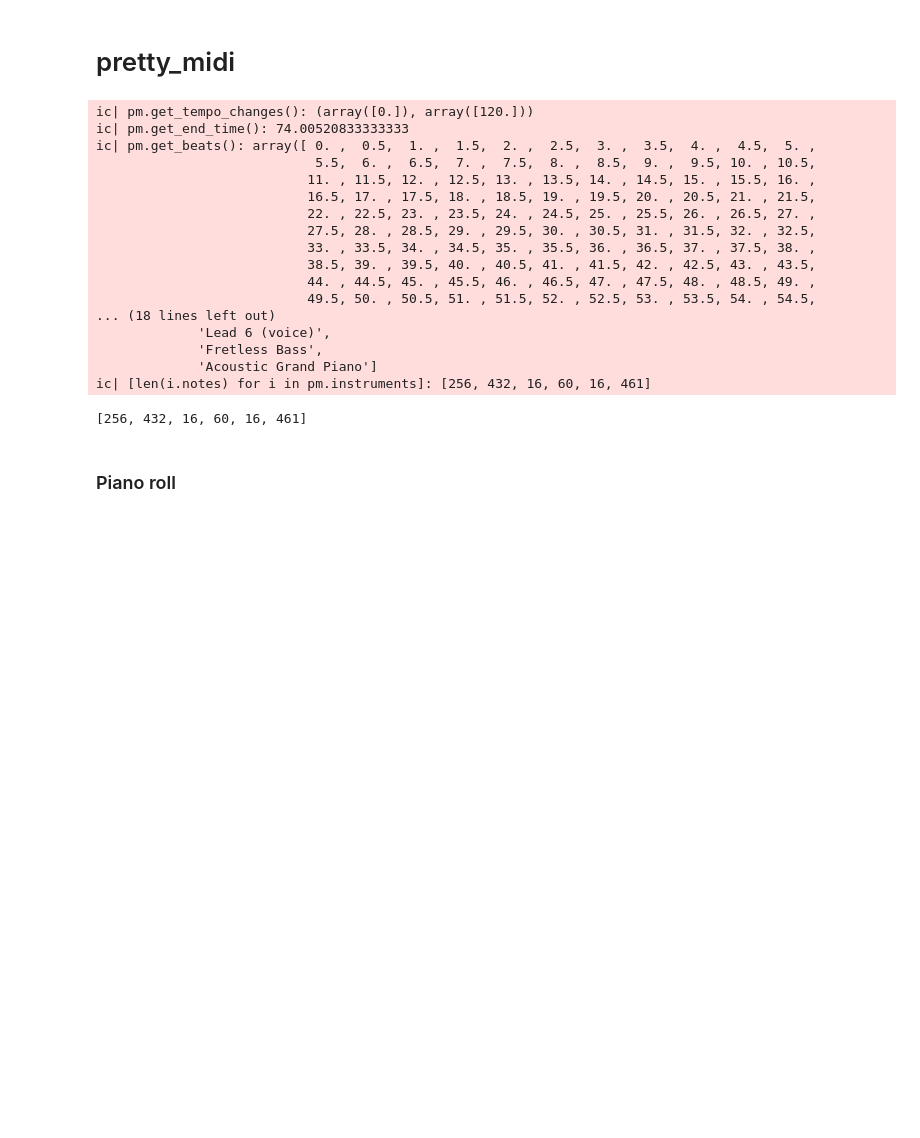
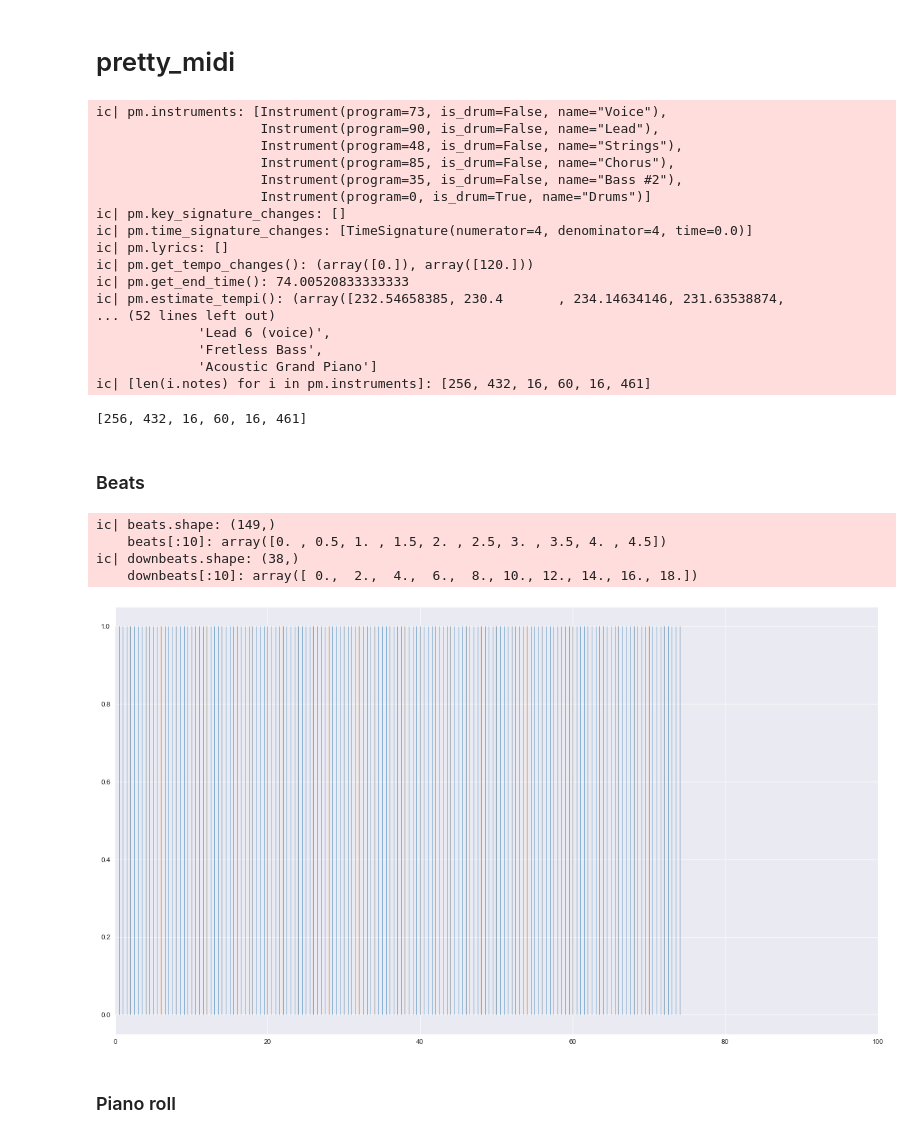
Before and after one commit to StefanHeng/Symbolic-Music-Generation, a Jupyter notebook: explore_package/explore_midi_processing.ipynb, the cells around one changed output. Saved outputs shown, nothing was run; the diff lists cells and outputs as text; code cells hidden in the pictures; blank space fills up the shorter version.

Commit message:
Update: midi processing, get tempo; New: extract melody

```diff
--- a/explore_package/explore_midi_processing.ipynb
+++ b/explore_package/explore_midi_processing.ipynb
@@ -99,34 +204,65 @@ ic| s: <music21.stream.Score 0x170f947f0>
 # pretty_midi
 # %%
 pm = pretty_midi.PrettyMIDI(mid_eg)
+ic(pm.instruments)
+ic(pm.key_signature_changes)
+ic(pm.time_signature_changes)
+ic(pm.lyrics)
+
+
 ic(pm.get_tempo_changes())
 ic(pm.get_end_time())
+ic(pm.estimate_tempi())
+ic(pm.estimate_tempo())
 ic(pm.get_beats())
 ic(pm.get_downbeats())
 ic(pm.get_onsets())
-ic(pm.instruments)
+ic(pm.estimate_beat_start())
+
 instrs = [pretty_midi.program_to_instrument_name(i.program) for i in pm.instruments]
 ic(instrs)
 
 ic([len(i.notes) for i in pm.instruments])
 # %% [output]
+ic| pm.instruments: [Instrument(program=73, is_drum=False, name="Voice"),
+                     Instrument(program=90, is_drum=False, name="Lead"),
+                     Instrument(program=48, is_drum=False, name="Strings"),
+                     Instrument(program=85, is_drum=False, name="Chorus"),
+                     Instrument(program=35, is_drum=False, name="Bass #2"),
+                     Instrument(program=0, is_drum=True, name="Drums")]
+ic| pm.key_signature_changes: []
+ic| pm.time_signature_changes: [TimeSignature(numerator=4, denominator=4, time=0.0)]
+ic| pm.lyrics: []
 ic| pm.get_tempo_changes(): (array([0.]), array([120.]))
 ic| pm.get_end_time(): 74.00520833333333
-ic| pm.get_beats(): array([ 0. ,  0.5,  1. ,  1.5,  2. ,  2.5,  3. ,  3.5,  4. ,  4.5,  5. ,
-                            5.5,  6. ,  6.5,  7. ,  7.5,  8. ,  8.5,  9. ,  9.5, 10. , 10.5,
-                           11. , 11.5, 12. , 12.5, 13. , 13.5, 14. , 14.5, 15. , 15.5, 16. ,
-                           16.5, 17. , 17.5, 18. , 18.5, 19. , 19.5, 20. , 20.5, 21. , 21.5,
-                           22. , 22.5, 23. , 23.5, 24. , 24.5, 25. , 25.5, 26. , 26.5, 27. ,
-                           27.5, 28. , 28.5, 29. , 29.5, 30. , 30.5, 31. , 31.5, 32. , 32.5,
-                           33. , 33.5, 34. , 34.5, 35. , 35.5, 36. , 36.5, 37. , 37.5, 38. ,
-                           38.5, 39. , 39.5, 40. , 40.5, 41. , 41.5, 42. , 42.5, 43. , 43.5,
-                           44. , 44.5, 45. , 45.5, 46. , 46.5, 47. , 47.5, 48. , 48.5, 49. ,
-                           49.5, 50. , 50.5, 51. , 51.5, 52. , 52.5, 53. , 53.5, 54. , 54.5,
-... (18 lines left out)
+ic| pm.estimate_tempi(): (array([232.54658385, 230.4       , 234.14634146, 231.63538874,
+... (52 lines left out)
              'Lead 6 (voice)',
              'Fretless Bass',
              'Acoustic Grand Piano']
 ic| [len(i.notes) for i in pm.instruments]: [256, 432, 16, 60, 16, 461]
 [256, 432, 16, 60, 16, 461]
+# %% [markdown]
+### Beats
+# %%
+import mir_eval
+from mir_eval import display
+
+
+plt.figure(figsize=(16, 9))
+beats = pm.get_beats()
+downbeats = pm.get_downbeats()
+ic(beats.shape, beats[:10])
+ic(downbeats.shape, downbeats[:10])
+ymin, ymax = plt.ylim()
+mir_eval.display.events(beats, base=ymin, height=ymax, lw=0.5)
+mir_eval.display.events(downbeats, base=ymin, height=ymax, lw=0.25)
+plt.xlim(0, 100);
+# %% [output]
+ic| beats.shape: (149,)
+    beats[:10]: array([0. , 0.5, 1. , 1.5, 2. , 2.5, 3. , 3.5, 4. , 4.5])
+ic| downbeats.shape: (38,)
+    downbeats[:10]: array([ 0.,  2.,  4.,  6.,  8., 10., 12., 14., 16., 18.])
+[figure, added]
 # %% [markdown]
 ### Piano roll
```
Also changed, not shown: parts of 11 cells of this notebook, 3 other files.
